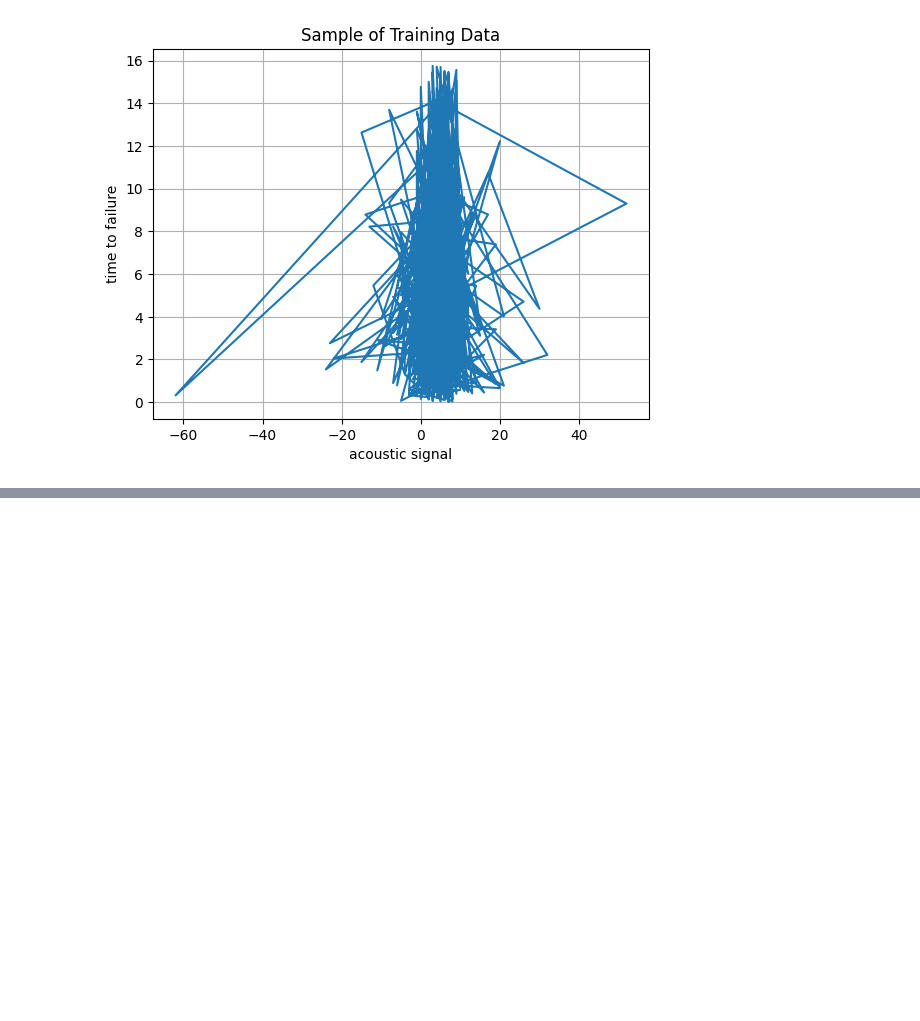
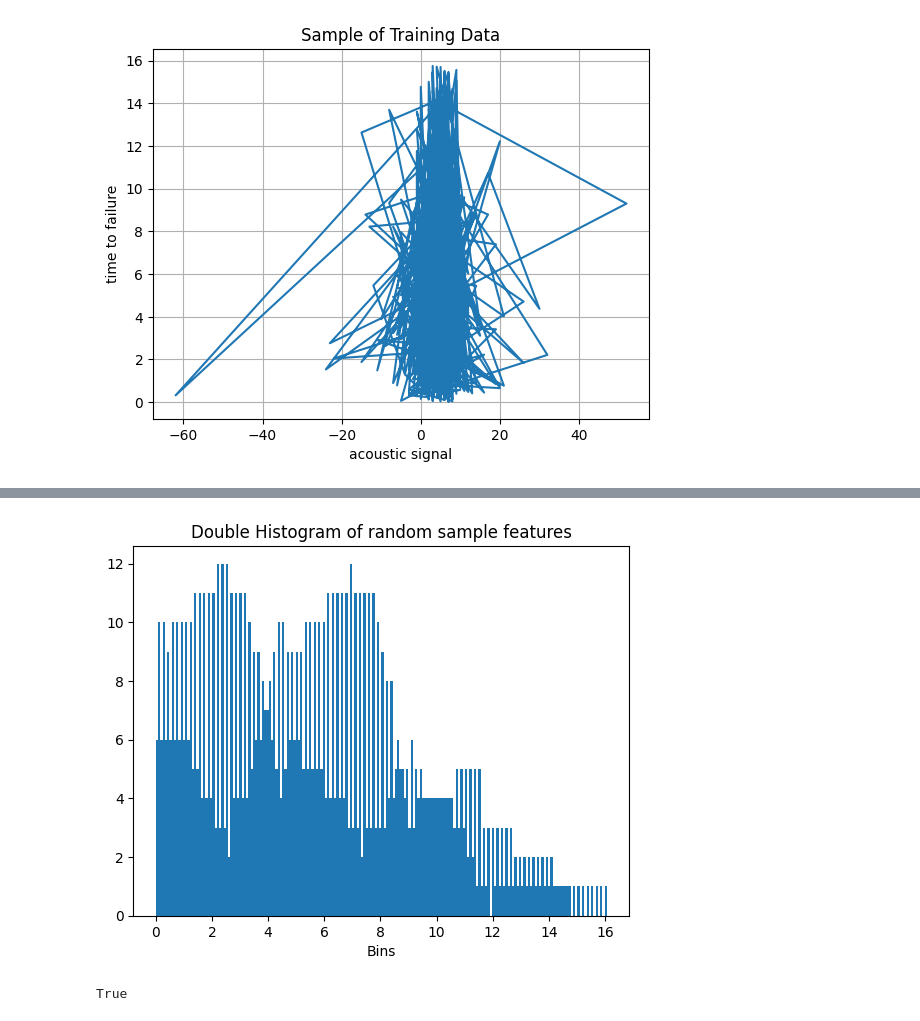
Before and after one commit to cmadrazo/Group_7_LANL_Earthquake, a Jupyter notebook: Data/data_description.ipynb, the cells around one changed output, grey strips where cells are left out. Drawn from its saved outputs; the diff is of its cells as text; code cells hidden in the pictures; blank space fills up the shorter version.

```diff
--- a/Data/data_description.ipynb
+++ b/Data/data_description.ipynb
@@ -63,0 +107,9 @@ plt.show()
+# %%
+rand_sample_arr = cont_sample.to_numpy()
+
+plt.hist(rand_sample_arr[:,1], bins=200)
+plt.title("Double Histogram of random sample features")
+plt.xlabel("Bins")
+plt.show()
+# %% [output]
+[figure, added]
@@ -63,0 +131,4 @@ plt.show()
+# %%
+len(data) > (150000*100)
+# %% [output]
+True
```
Also changed, not shown: parts of 24 cells of this notebook, 14 other files.
